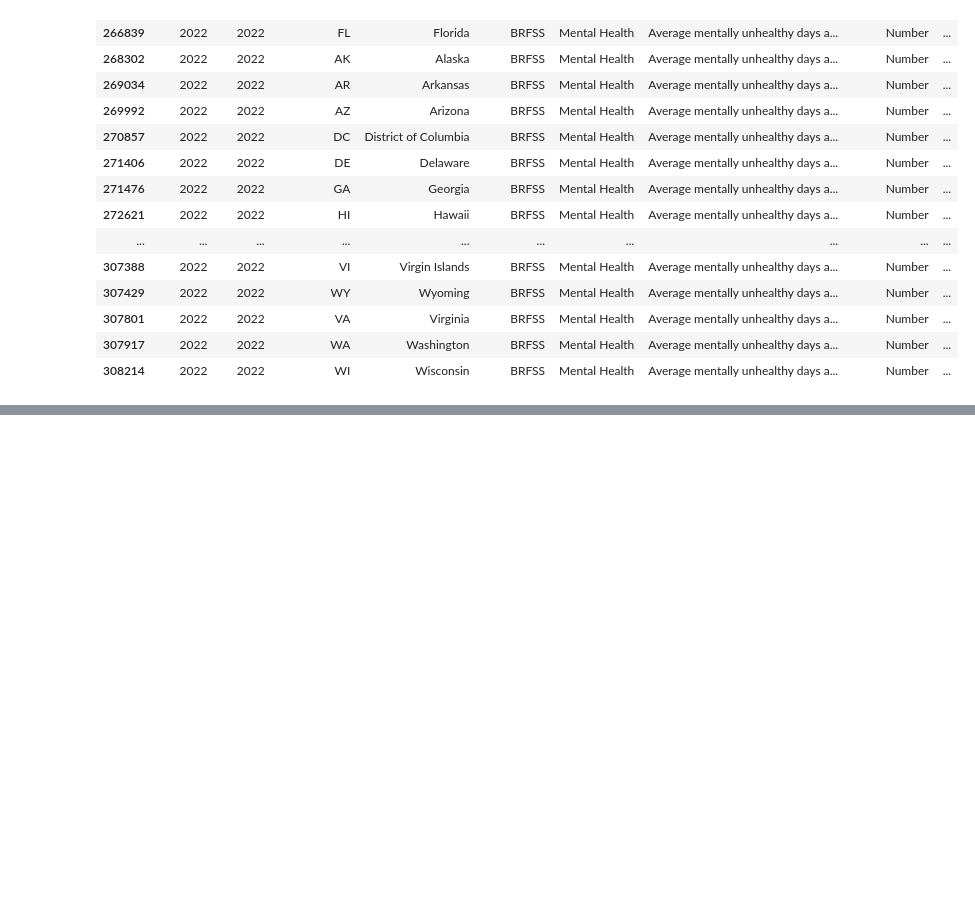
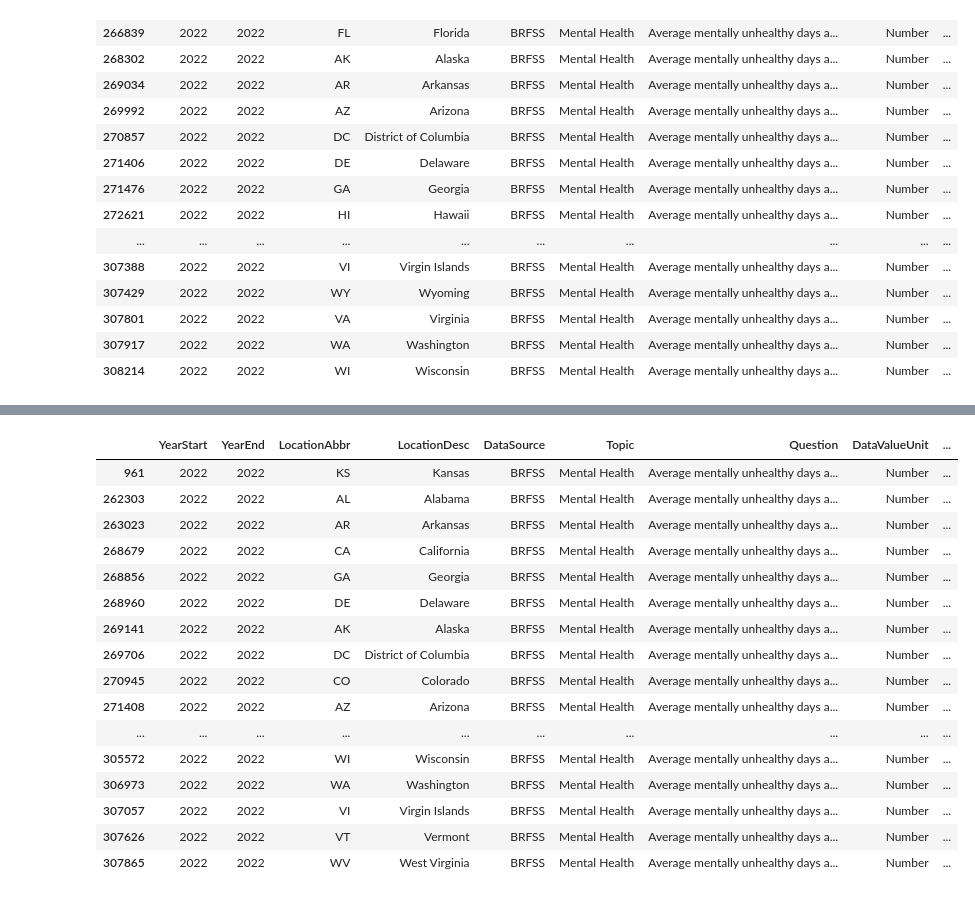
Before and after one commit to CameronStevens4/Data213-Final-Project---Cameron-Stevens, a Jupyter notebook: FinalProject.ipynb, the cells around one changed output, grey strips where cells are left out. Saved outputs shown, nothing was run; the diff lists cells and outputs as text; code cells hidden in the pictures; blank space fills up the shorter version.

```diff
--- a/FinalProject.ipynb
+++ b/FinalProject.ipynb
@@ -3,7 +3,7 @@ import pandas as pd
 import requests
 import folium
 # %%
-pd.options.display.max_rows = 150
+pd.options.display.max_rows = 200
 # %%
 diseaseDF = pd.read_csv('U.S._Chronic_Disease_Indicators.csv', delimiter=",", encoding='utf-8')
 # %%
@@ -164,3 +164,26 @@ folium.LayerControl().add_to(mFemale)
 mFemale
 # %% [output]
 [interactive output not drawn]
+# %%
+mentalHealthAge18DF = diseaseDF[(diseaseDF['Question'] == 'Average mentally unhealthy days among adults')&\
+    (diseaseDF['DataValueType'] == 'Crude Mean') & (diseaseDF['Stratification1'] == 'Age 18-44')&\
+    (diseaseDF['YearStart'] == 2022)]
+mentalHealthAge18DF
+# %% [output]
+|  | YearStart | YearEnd | LocationAbbr | LocationDesc | DataSource | Topic | Question | DataValueUnit | ... |
+| 961 | 2022 | 2022 | KS | Kansas | BRFSS | Mental Health | Average mentally unhealthy days a... | Number | ... |
+| 262303 | 2022 | 2022 | AL | Alabama | BRFSS | Mental Health | Average mentally unhealthy days a... | Number | ... |
+| 263023 | 2022 | 2022 | AR | Arkansas | BRFSS | Mental Health | Average mentally unhealthy days a... | Number | ... |
+| 268679 | 2022 | 2022 | CA | California | BRFSS | Mental Health | Average mentally unhealthy days a... | Number | ... |
+| 268856 | 2022 | 2022 | GA | Georgia | BRFSS | Mental Health | Average mentally unhealthy days a... | Number | ... |
+| 268960 | 2022 | 2022 | DE | Delaware | BRFSS | Mental Health | Average mentally unhealthy days a... | Number | ... |
+| 269141 | 2022 | 2022 | AK | Alaska | BRFSS | Mental Health | Average mentally unhealthy days a... | Number | ... |
+| 269706 | 2022 | 2022 | DC | District of Columbia | BRFSS | Mental Health | Average mentally unhealthy days a... | Number | ... |
+| 270945 | 2022 | 2022 | CO | Colorado | BRFSS | Mental Health | Average mentally unhealthy days a... | Number | ... |
+| 271408 | 2022 | 2022 | AZ | Arizona | BRFSS | Mental Health | Average mentally unhealthy days a... | Number | ... |
+| ... | ... | ... | ... | ... | ... | ... | ... | ... | ... |
+| 305572 | 2022 | 2022 | WI | Wisconsin | BRFSS | Mental Health | Average mentally unhealthy days a... | Number | ... |
+| 306973 | 2022 | 2022 | WA | Washington | BRFSS | Mental Health | Average mentally unhealthy days a... | Number | ... |
+| 307057 | 2022 | 2022 | VI | Virgin Islands | BRFSS | Mental Health | Average mentally unhealthy days a... | Number | ... |
+| 307626 | 2022 | 2022 | VT | Vermont | BRFSS | Mental Health | Average mentally unhealthy days a... | Number | ... |
+| 307865 | 2022 | 2022 | WV | West Virginia | BRFSS | Mental Health | Average mentally unhealthy days a... | Number | ... |
```
Also changed, not shown: parts of 7 cells of this notebook.
